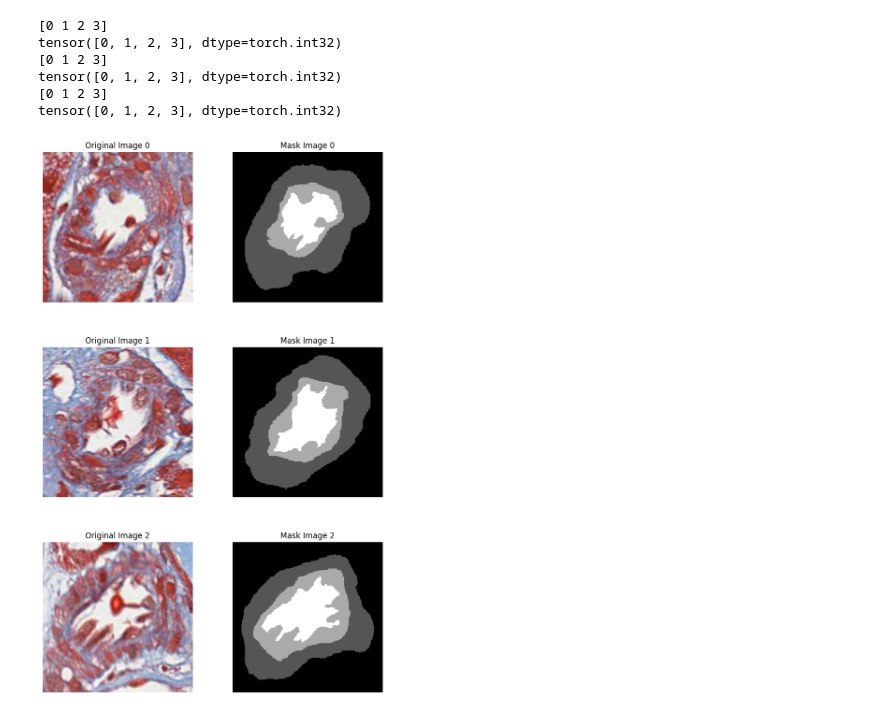
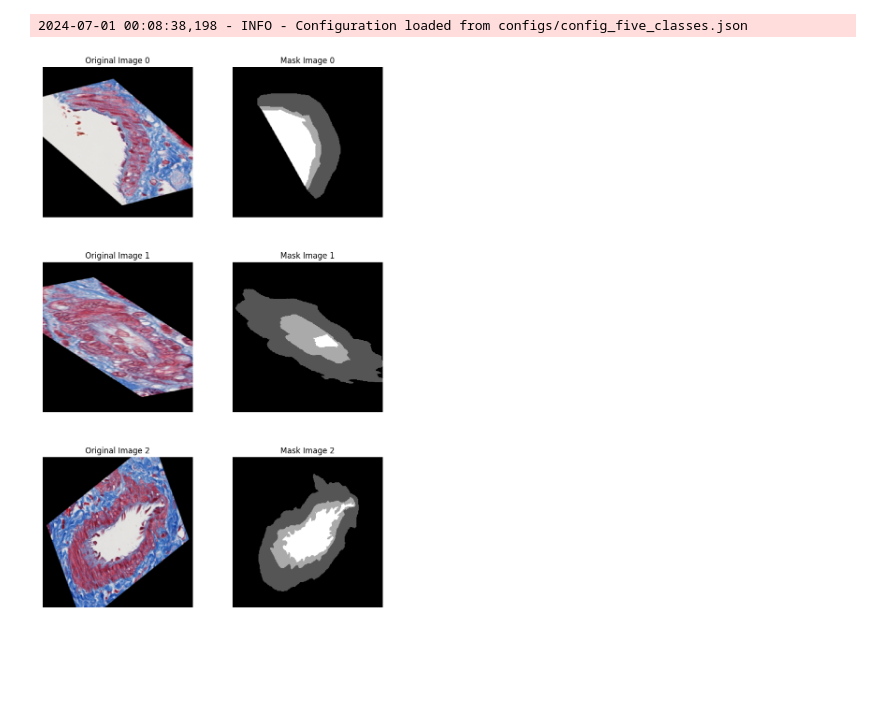
Before and after one commit to code-by-jin/vessel-ai, a Jupyter notebook: step_4_inner_structure_segmentation/test.ipynb, the cells around one changed output. Saved outputs shown, nothing was run; the diff lists cells and outputs as text; code cells hidden in the pictures; blank space fills up the shorter version.

```diff
--- a/step_4_inner_structure_segmentation/test.ipynb
+++ b/step_4_inner_structure_segmentation/test.ipynb
@@ -90,9 +88,9 @@ class VesselDataset(Dataset):
 
 img_transform = transforms.Compose([
     transforms.ToPILImage(),
-    # transforms.RandomVerticalFlip(),
-    # transforms.RandomHorizontalFlip(),
-    # transforms.RandomAffine(30, translate=None, scale=(0.7,1.3), shear=20),
+    transforms.RandomVerticalFlip(),
+    transforms.RandomHorizontalFlip(),
+    transforms.RandomAffine(30, translate=None, scale=(0.7,1.3), shear=20),
     # transforms.ColorJitter(brightness=0.2, contrast=0.2, saturation=0.2, hue=0.2),
     transforms.Resize((256, 256)),  # Specify desired height and width
     transforms.ToTensor(),
@@ -100,51 +98,50 @@ img_transform = transforms.Compose([
 
 mask_transform = transforms.Compose([
     transforms.ToPILImage(),
-    # transforms.RandomVerticalFlip(),
-    # transforms.RandomHorizontalFlip(),
-    # transforms.RandomAffine(30, translate=None, scale=(0.7,1.3), shear=20),
+    transforms.RandomVerticalFlip(),
+    transforms.RandomHorizontalFlip(),
+    transforms.RandomAffine(30, translate=None, scale=(0.7,1.3), shear=20),
     transforms.Resize((256, 256)),  # Specify desired height and width
     lambda x: np.array(x, dtype=np.int32),  # Convert PIL Image to a NumPy array, maintaining integer labels
     transforms.ToTensor(),
     # lambda x: torch.squeeze(x, 0).long()  # Remove channel dimension and convert to long dtype
     ])
 
-# Define the path to your dataset
-root_path = os.path.join(CROPPED_VESSELS_DIR, "Arterioles")
+# Load configuration
+config_path = "configs/config_five_classes.json"
+if not os.path.exists(config_path):
+    raise FileNotFoundError(f"Configuration file not found: {config_path}")
+config = Config(config_path)
+device = torch.device(f'cuda:{config.get("training.gpu_id")}' if torch.cuda.is_available() else 'cpu')
 
 # Create an instance of the dataset
-dataset = VesselDataset(root=root_path, train=True, transform = img_transform, target_transform= mask_transform)
+dataset = VesselDataset(img_path_list = config.get("data.train_files"), mask_suffix="_mask.png",
+                        transform = img_transform, target_transform= mask_transform)
 
 # Function to convert a tensor to a numpy array for visualization
 def tensor_to_numpy(tensor):
     return tensor.permute(1, 2, 0).numpy()
 
 # Set up matplotlib figures
 fig, axs = plt.subplots(nrows=3, ncols=2, figsize=(10, 15))
 fig.subplots_adjust(hspace=0.3, wspace=0.1)
 
 for i in range(3):
     # Get data from dataset
     _, img, mask, _, _ = dataset[i]  # Get the i-th sample
     # Convert tensors to numpy arrays for visualization
     img = tensor_to_numpy(img)
     mask = tensor_to_numpy(mask)
 
     # Plotting
     axs[i, 0].imshow(img)
     axs[i, 0].set_title(f'Original Image {i}')
     axs[i, 0].axis('off')
 
     axs[i, 1].imshow(mask, cmap='gray')
     axs[i, 1].set_title(f'Mask Image {i}')
     axs[i, 1].axis('off')
-
 plt.show()
 # %% [output]
-[0 1 2 3]
-tensor([0, 1, 2, 3], dtype=torch.int32)
-[0 1 2 3]
-tensor([0, 1, 2, 3], dtype=torch.int32)
-[0 1 2 3]
-tensor([0, 1, 2, 3], dtype=torch.int32)
+2024-07-01 00:08:38,198 - INFO - Configuration loaded from configs/config_five_classes.json
-[figure, old version]
+[figure, new version]
```
Also changed, not shown: parts of 2 cells of this notebook, 8 other files.
